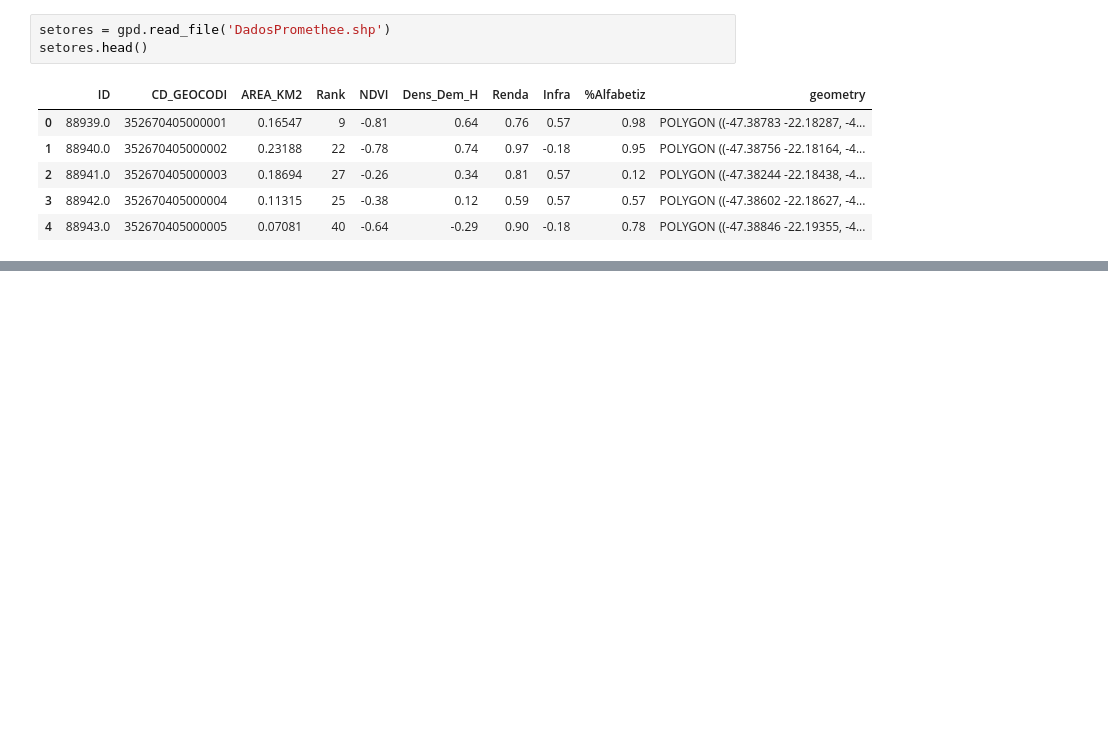
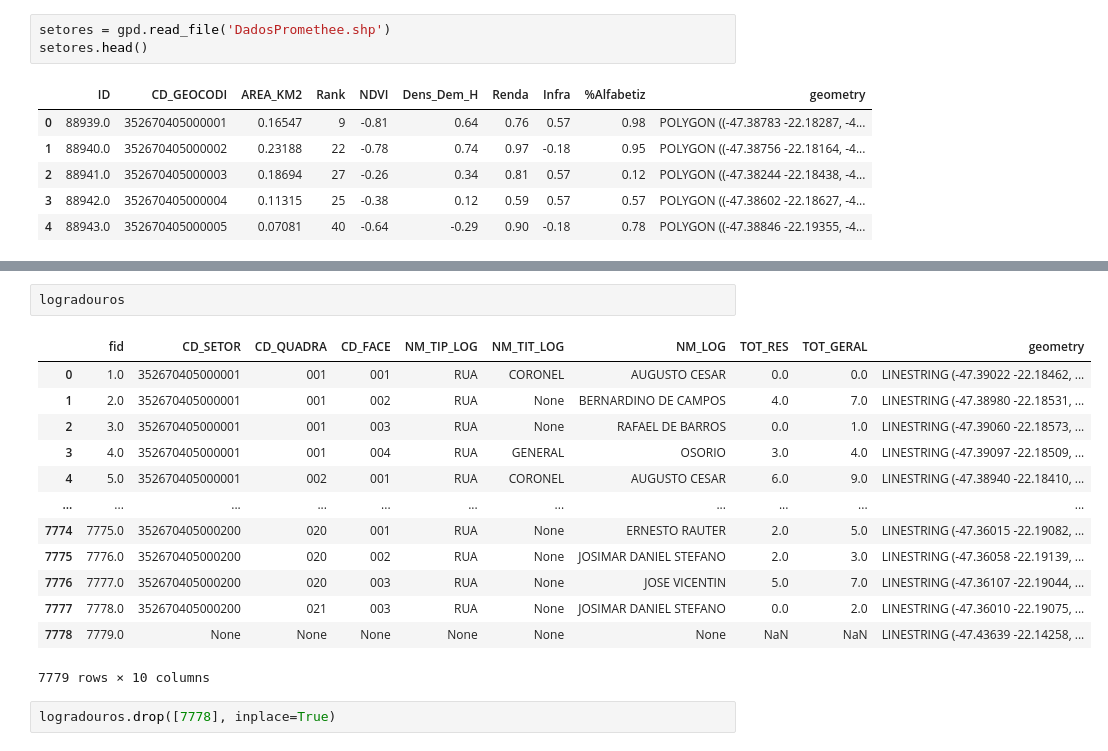
Before and after one commit to julianovale/MCDA, a Jupyter notebook: 0011_Trabalho_INSID_PrometheeII.ipynb, the cells around one changed output, grey strips where cells are left out. Cells and saved outputs as stored; diff of their text form; blank space fills up the shorter version.

```diff
--- a/0011_Trabalho_INSID_PrometheeII.ipynb
+++ b/0011_Trabalho_INSID_PrometheeII.ipynb
@@ -283,0 +291,18 @@ setores.plot(cmap = 'jet', column ='Renda', figsize = (15,15)) # colorido por re
+# %%
+logradouros
+# %% [output]
+|  | fid | CD_SETOR | CD_QUADRA | CD_FACE | NM_TIP_LOG | NM_TIT_LOG | NM_LOG | TOT_RES | TOT_GERAL | geometry |
+| 0 | 1.0 | 352670405000001 | 001 | 001 | RUA | CORONEL | AUGUSTO CESAR | 0.0 | 0.0 | LINESTRING (-47.39022 -22.18462, ... |
+| 1 | 2.0 | 352670405000001 | 001 | 002 | RUA | None | BERNARDINO DE CAMPOS | 4.0 | 7.0 | LINESTRING (-47.38980 -22.18531, ... |
+| 2 | 3.0 | 352670405000001 | 001 | 003 | RUA | None | RAFAEL DE BARROS | 0.0 | 1.0 | LINESTRING (-47.39060 -22.18573, ... |
+| 3 | 4.0 | 352670405000001 | 001 | 004 | RUA | GENERAL | OSORIO | 3.0 | 4.0 | LINESTRING (-47.39097 -22.18509, ... |
+| 4 | 5.0 | 352670405000001 | 002 | 001 | RUA | CORONEL | AUGUSTO CESAR | 6.0 | 9.0 | LINESTRING (-47.38940 -22.18410, ... |
+| ... | ... | ... | ... | ... | ... | ... | ... | ... | ... | ... |
+| 7774 | 7775.0 | 352670405000200 | 020 | 001 | RUA | None | ERNESTO RAUTER | 2.0 | 5.0 | LINESTRING (-47.36015 -22.19082, ... |
+| 7775 | 7776.0 | 352670405000200 | 020 | 002 | RUA | None | JOSIMAR DANIEL STEFANO | 2.0 | 3.0 | LINESTRING (-47.36058 -22.19139, ... |
+| 7776 | 7777.0 | 352670405000200 | 020 | 003 | RUA | None | JOSE VICENTIN | 5.0 | 7.0 | LINESTRING (-47.36107 -22.19044, ... |
+| 7777 | 7778.0 | 352670405000200 | 021 | 003 | RUA | None | JOSIMAR DANIEL STEFANO | 0.0 | 2.0 | LINESTRING (-47.36010 -22.19075, ... |
+| 7778 | 7779.0 | None | None | None | None | None | None | NaN | NaN | LINESTRING (-47.43639 -22.14258, ... |
+7779 rows × 10 columns
+# %%
+logradouros.drop([7778], inplace=True)
```
Also changed, not shown: parts of 4 cells of this notebook.
